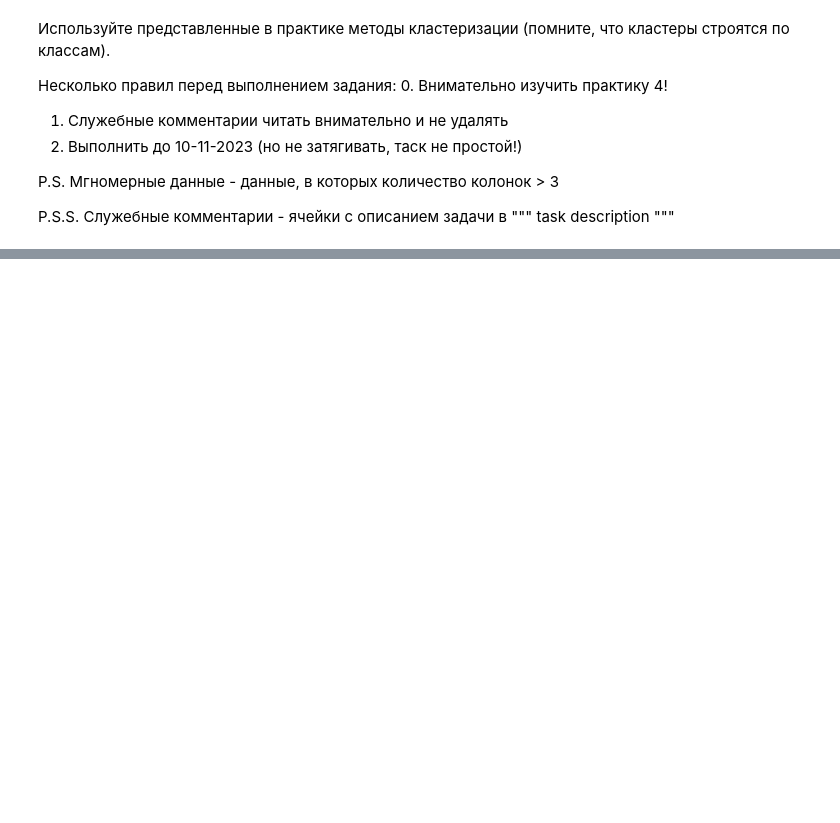
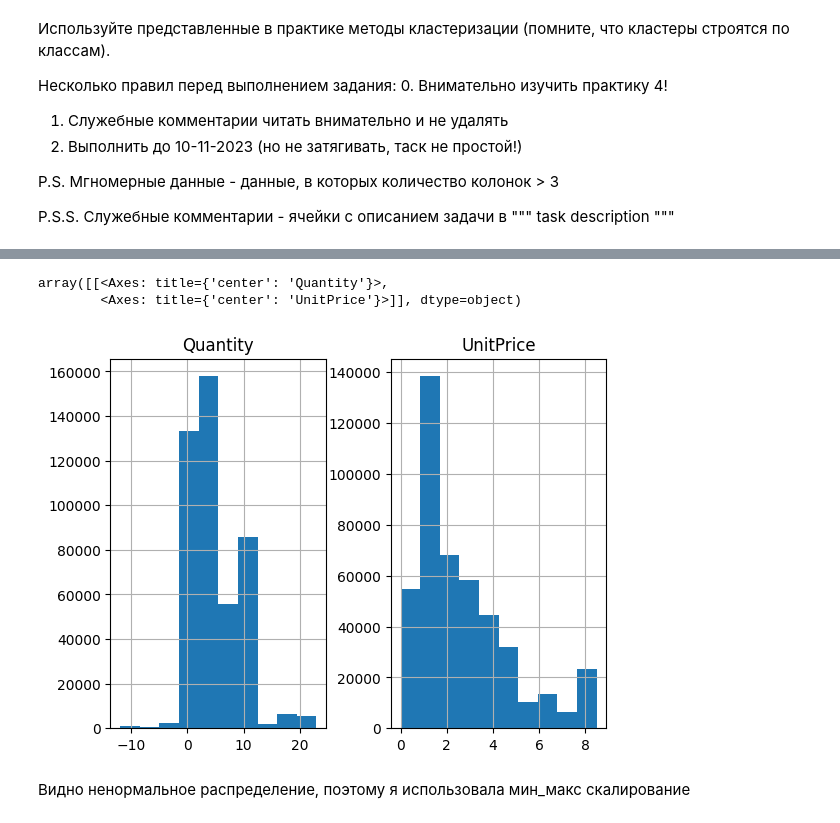
Before and after one commit to polinakochneva1/me_labs_house, a Jupyter notebook: lab4/Задание_4.ipynb, the cells around one changed output, grey strips where cells are left out. Cells and saved outputs as stored; diff of their text form; code cells hidden in the pictures; blank space fills up the shorter version.

```diff
--- a/lab4/Задание_4.ipynb
+++ b/lab4/Задание_4.ipynb
@@ -109,0 +199,4 @@ array([17850., 13047., 12583., ..., 17114., 15059., 16326.])
+# %%
+df_class_2 = df_class_2.dropna()
+df_class_2
+#Мы удалили строки, в которых были пропуски
@@ -109,0 +228,11 @@ array([17850., 13047., 12583., ..., 17114., 15059., 16326.])
+# %%
+df_cluster = df_class_2.copy()
+df_cluster = df_cluster.drop(columns = ['InvoiceDate', 'Description', 'StockCode', 'InvoiceNo', 'Country'])
+# %%
+df_cluster.hist()
+# %% [output]
+array([[<Axes: title={'center': 'Quantity'}>,
+        <Axes: title={'center': 'UnitPrice'}>]], dtype=object)
+[figure, added]
+# %% [markdown]
+Видно ненормальное распределение, поэтому я использовала мин_макс скалирование
```
Also changed, not shown: parts of 37 cells of this notebook.
